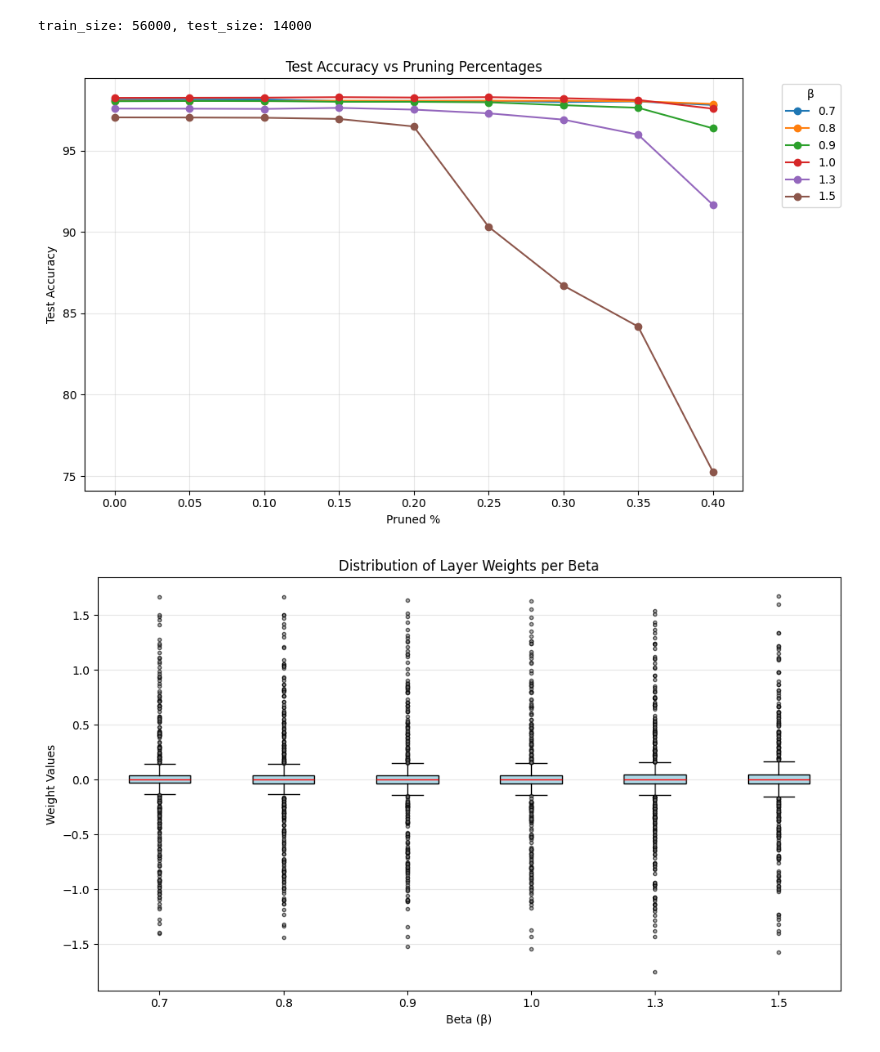
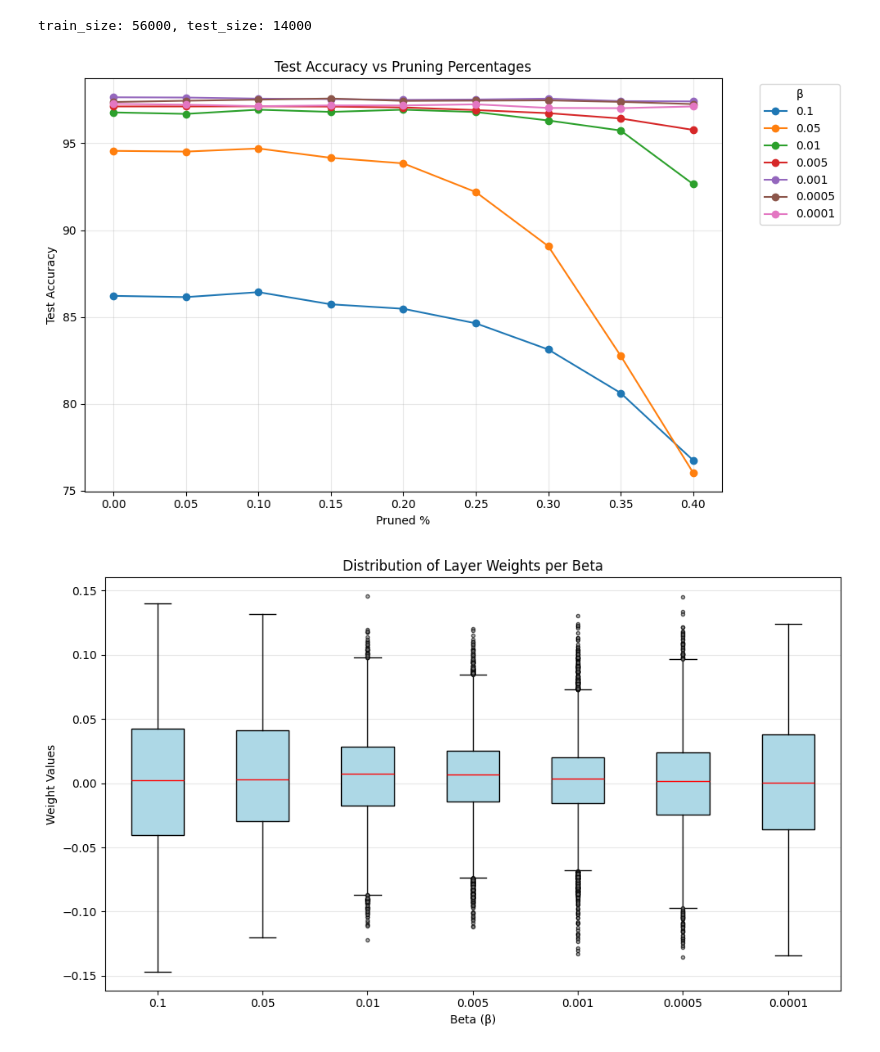
Before and after one commit to InformationPlanesDecompositions/nn-vib, a Jupyter notebook: vib_mlp_mnist_inspect.ipynb, the cells around one changed output. Saved outputs shown, nothing was run; the diff lists cells and outputs as text; code cells hidden in the pictures.

```diff
--- a/vib_mlp_mnist_inspect.ipynb
+++ b/vib_mlp_mnist_inspect.ipynb
@@ -25,12 +25,12 @@ _, test_dataset = random_split(dataset, [train_size, test_size])
 test_loader = DataLoader(test_dataset, batch_size, shuffle=True)
 
 epochs = 50
-betas = [0.7, 0.8, 0.9, 1.0, 1.3, 1.5]
+betas = [0.1, 0.05, 0.01, 0.005, 0.001, 0.0005, 0.0001]
 z_dim, h1, h2, o_shape = 30, 300, 100, 10
 
-def weights_location(h1, h2, z_dim, beta, epochs):
-    var = lambda v, w, x, y, z: f'vib_mnist_{v}_{w}_{x}_{y}_{z}'
-    return f'save_stats_weights/{var(h1, h2, z_dim, beta, epochs)}/{var(h1, h2, z_dim, beta, epochs)}.pth'
+def weights_location(h1, h2, z_dim, beta):
+    var = lambda v, w, x, y: f'vib_mnist_{v}_{w}_{x}_{y}'
+    return f'save_stats_weights/{var(h1, h2, z_dim, beta)}/{var(h1, h2, z_dim, beta)}.pth'
 # %% [output]
 train_size: 56000, test_size: 14000
 # %%
@@ -38,8 +38,8 @@ layer_names = [
     #'fc1',
     #'fc2',
     'fc_mu',
-    'fc_logvar',
-    'fc_decode',
+    'fc_sigma',
+    #'fc_decode',
 ]
 # %%
 plt.figure(figsize=(10, 6))
@@ -47,7 +47,7 @@ plt.figure(figsize=(10, 6))
 prune_percs = [0.0, 0.05, 0.10, 0.15, 0.20, 0.25, 0.30, 0.35, 0.40]
 for beta in tqdm(betas):
     model = VIBNet(z_dim, 784, h1, h2, o_shape).to(device)
-    weights = load_weights(weights_location(h1, h2, z_dim, beta, epochs), verbose=False)
+    weights = load_weights(weights_location(h1, h2, z_dim, beta), verbose=False)
     model.load_state_dict(weights)
     pruned_acc_list = []
     for prune_perc in prune_percs:
@@ -70,13 +70,13 @@ plt.tight_layout()
 plt.savefig(f'plots/vib_mnist_{h1}_{h2}_{z_dim}_beta_vs_pruned_acc.png', dpi=300, bbox_inches='tight')
 plt.show()
 # %% [output]
-[figure, old version]
+[figure, new version]
 # %%
 all_weights_by_beta = []
 beta_labels = []
 for beta in tqdm(betas):
     model = VIBNet(z_dim, 784, h1, h2, o_shape).to(device)
-    weights = load_weights(weights_location(h1, h2, z_dim, beta, epochs), verbose=False)
+    weights = load_weights(weights_location(h1, h2, z_dim, beta), verbose=False)
     model.load_state_dict(weights)
 
     weight_values = []
@@ -84,31 +84,31 @@ for beta in tqdm(betas):
         module = dict(model.named_modules()).get(layer_name)
         if module is not None and hasattr(module, 'weight') and module.weight is not None:
             weight_values.append(module.weight.data.flatten())
 
     beta_tensor = torch.cat(weight_values)
     all_weights_by_beta.append(beta_tensor.cpu().numpy())
     beta_labels.append(str(beta))
 
 plt.figure(figsize=(10, 6))
 
 plt.boxplot(
     all_weights_by_beta,
     vert=True,
     patch_artist=True,
     boxprops=dict(facecolor='lightblue', color='black'),
     medianprops=dict(color='red'),
     whiskerprops=dict(color='black'),
     capprops=dict(color='black'),
     flierprops=dict(marker='o', markerfacecolor='gray', markersize=3, alpha=0.6)
 )
 
 plt.xticks(ticks=range(1, len(beta_labels) + 1), labels=beta_labels, rotation=0)
 plt.xlabel('Beta (β)')
 plt.ylabel('Weight Values')
 plt.title('Distribution of Layer Weights per Beta')
 plt.grid(True, axis='y', alpha=0.3)
 plt.tight_layout()
 plt.savefig(f'plots/vib_mnist_{h1}_{h2}_{z_dim}_beta_weight_dist.png', dpi=300, bbox_inches='tight')
 plt.show()
 # %% [output]
-[figure, old version]
+[figure, new version]
```
Also changed, not shown: parts of 1 cell of this notebook, 43 other files.
